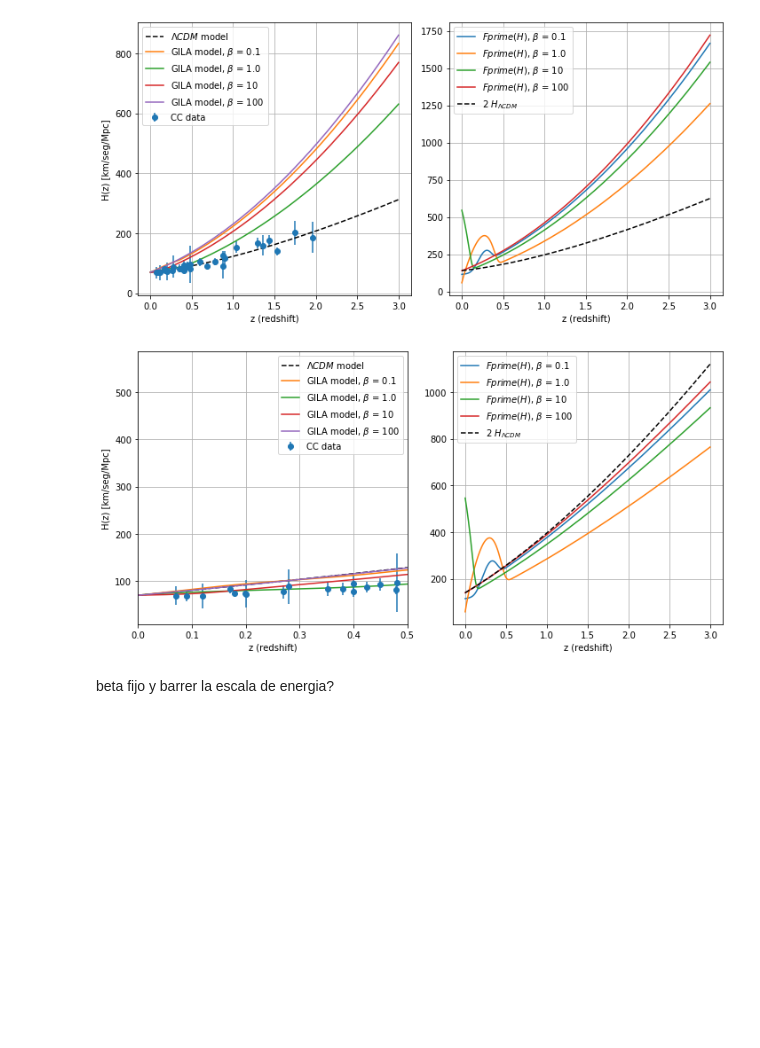
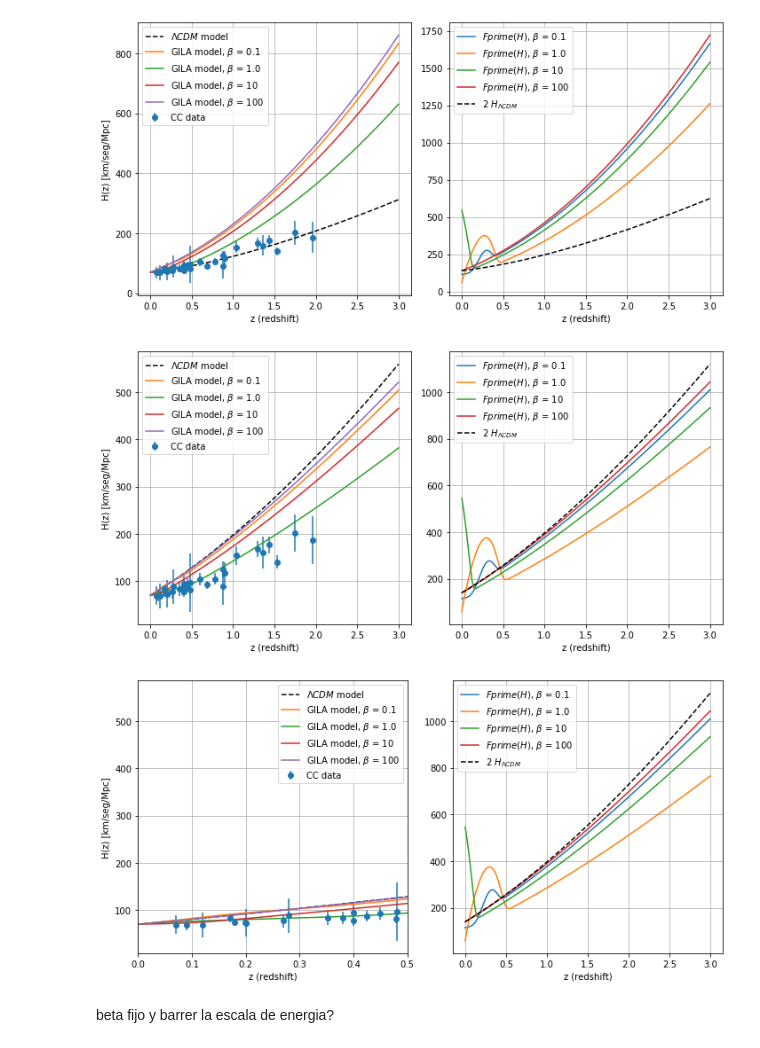
Before and after one commit to matiasleize/GC_MCMC, a Jupyter notebook: fr_mcmc/utils/test_integration.ipynb, the cells around one changed output. Saved outputs shown, nothing was run; the diff lists cells and outputs as text; code cells hidden in the pictures; blank space fills up the shorter version.

```diff
--- a/fr_mcmc/utils/test_integration.ipynb
+++ b/fr_mcmc/utils/test_integration.ipynb
@@ -26,3 +44,15 @@ Lets define some functions for the calculations of $H(z)$
+# %%
+def F_H_prime(H, params):
+    lamb, L, beta, L_bar = params
+    aux = np.exp(-beta*(L_bar*H)**10) * beta * (L_bar*H)**4 * (-3 + 5 * beta * (L_bar*H)**10) +\
+          np.exp(lamb*(L*H)**2) * lamb * (L*H)**6 * (4 + lamb*(L*H)**2)
+    FH_prime = 2 * H * (1 + aux)
+    return FH_prime
+# %%
+def omega_CDM_to_luisa(beta, L_bar, H0, omega_lcdm):
+    factor_inv = H0**2 / F_H(H0, [0, 1e-27/H0, beta, L_bar/H0])
+    omega_luisa = omega_lcdm * factor_inv
+    return omega_luisa
 # %%
 
 def get_odes(z, Hubble, params_ode, lcdm=False):
@@ -197,33 +237,58 @@ beta = 0.1
 omega_m_GILA = omega_CDM_to_luisa(beta, L_bar, H_0, omega_m)
 
 #omega_m_GILA = 0.9999#omega_CDM_to_luisa(beta, L_bar, H_0, omega_m)
+
+fig, axs = plt.subplots(1,2,figsize=(10,5))
+axs[0].errorbar(zs_cc, Hs_cc, yerr=sigmas_cc, fmt='o',label='CC data')
+axs[0].plot(zs_model, H_LCDM(zs_model, omega_m, H_0), 'k--',label=r'$\Lambda CDM$ model')
+
+for beta in([0.1, 1., 10, 100]):
+    physical_params = [L_bar, beta, H_0, omega_m_GILA]
+    zs_model, Hs_model = integrator_GILA(physical_params, num_z_points=int(1e5), initial_z=0, final_z=3)
+    #len(zs_model)
+    axs[0].plot(zs_model, Hs_model,label=r'GILA model, $\beta$ = {}'.format(beta))
+    axs[1].plot(zs_model, F_H_prime(Hs_model, [0, 10**(-27)/H_0, beta, L_bar/H_0]),label=r'$Fprime(H)$, $\beta$ = {}'.format(beta))
+
+axs[0].set_ylabel('H(z) [km/seg/Mpc]')
+#axs[0].set_xlim(0,0.5)
+
+axs[1].plot(zs_model, 2*H_LCDM(zs_model, omega_m,H_0), 'k--',label='2 $H_{\Lambda CDM}$')
+for ax in axs.reshape(-1):
+  ax.grid()
+  ax.set_xlabel('z (redshift)')
+  ax.legend()
+
+# Adjust the spacing between subplots
+plt.tight_layout()
+
 
 fig, axs = plt.subplots(1,2,figsize=(10,5))
 axs[0].errorbar(zs_cc, Hs_cc, yerr=sigmas_cc, fmt='o',label='CC data')
 axs[0].plot(zs_model, H_LCDM(zs_model, omega_m, H_0), 'k--',label=r'$\Lambda CDM$ model')
 
 for beta in([0.1, 1., 10, 100]):
     physical_params = [L_bar, beta, H_0, omega_m_GILA]
     zs_model, Hs_model = integrator_GILA(physical_params, num_z_points=int(1e5), initial_z=0, final_z=3)
     #len(zs_model)
     axs[0].plot(zs_model, Hs_model,label=r'GILA model, $\beta$ = {}'.format(beta))
     axs[1].plot(zs_model, F_H_prime(Hs_model, [0, 10**(-27)/H_0, beta, L_bar/H_0]),label=r'$Fprime(H)$, $\beta$ = {}'.format(beta))
 
 axs[0].set_ylabel('H(z) [km/seg/Mpc]')
 axs[0].set_xlim(0,0.5)
 
 axs[1].plot(zs_model, 2*H_LCDM(zs_model, omega_m,H_0), 'k--',label='2 $H_{\Lambda CDM}$')
 for ax in axs.reshape(-1):
   ax.grid()
   ax.set_xlabel('z (redshift)')
   ax.legend()
 
 # Adjust the spacing between subplots
 plt.tight_layout()
 
 # Show the figure
 plt.show()
 # %% [output]
-[figure, old version]
+[figure, new version]
+[figure, added]
 # %% [markdown]
 beta fijo y barrer la escala de energia?
```
Also changed, not shown: parts of 6 cells of this notebook.
